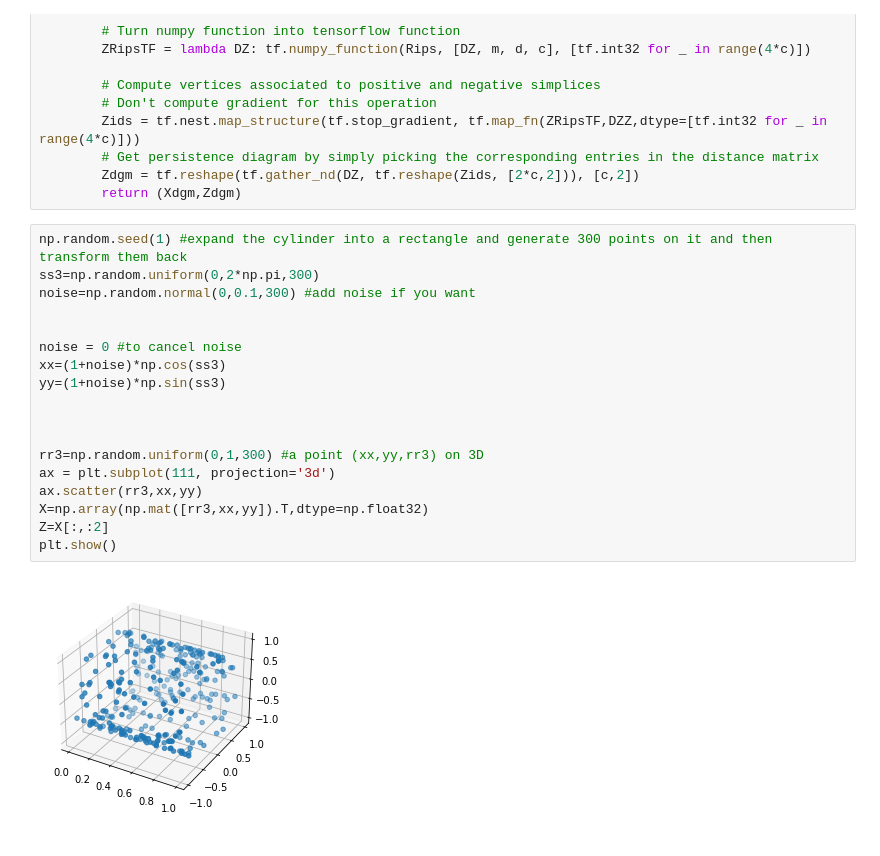
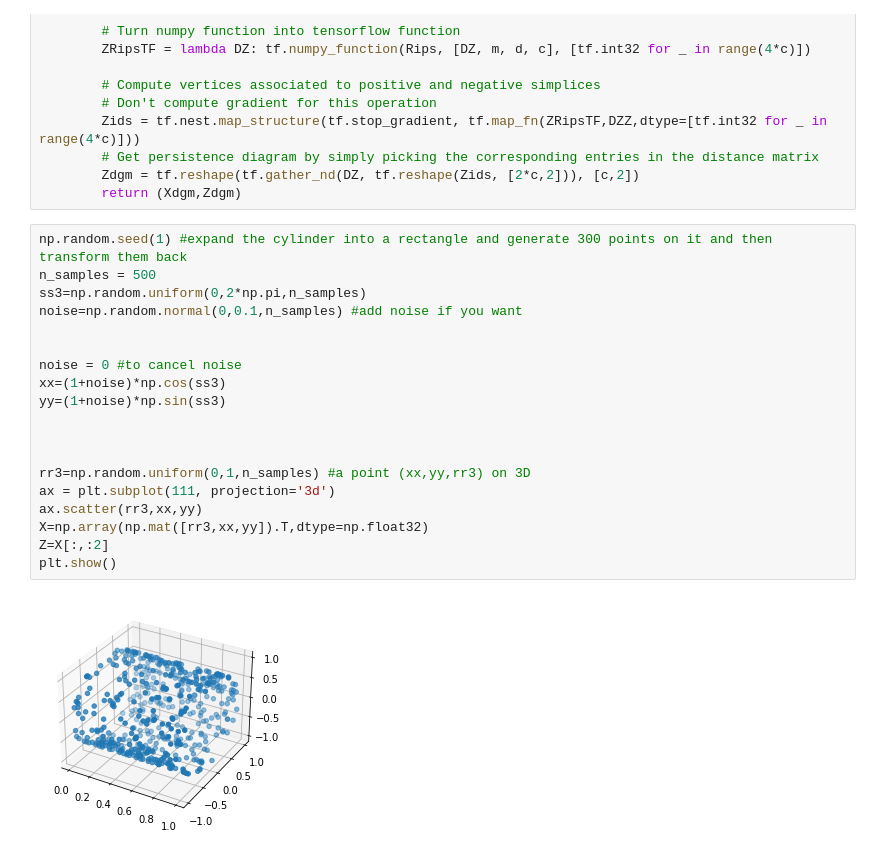
Before and after one commit to s-helal/pp-w-nn, a Jupyter notebook: NN.ipynb, the cells around one changed output. Cells and saved outputs as stored; diff of their text form.

```diff
--- a/NN.ipynb
+++ b/NN.ipynb
@@ -250,24 +322,25 @@ class RipsModel(tf.keras.Model):
         return (Xdgm,Zdgm)
 # %%
 np.random.seed(1) #expand the cylinder into a rectangle and generate 300 points on it and then transform them back
-ss3=np.random.uniform(0,2*np.pi,300)
-noise=np.random.normal(0,0.1,300) #add noise if you want
+n_samples = 500
+ss3=np.random.uniform(0,2*np.pi,n_samples)
+noise=np.random.normal(0,0.1,n_samples) #add noise if you want
 
 
 noise = 0 #to cancel noise
 xx=(1+noise)*np.cos(ss3)
 yy=(1+noise)*np.sin(ss3)
 
 
 
-rr3=np.random.uniform(0,1,300) #a point (xx,yy,rr3) on 3D
+rr3=np.random.uniform(0,1,n_samples) #a point (xx,yy,rr3) on 3D
 ax = plt.subplot(111, projection='3d')
 ax.scatter(rr3,xx,yy)
 X=np.array(np.mat([rr3,xx,yy]).T,dtype=np.float32)
 Z=X[:,:2]
 plt.show()
 # %% [output]
-[figure, old version]
+[figure, new version]
 # %%
 class CustomAccuracy1(tf.keras.losses.Loss):
     def __init__(self):
```
Also changed, not shown: parts of 15 cells of this notebook.
